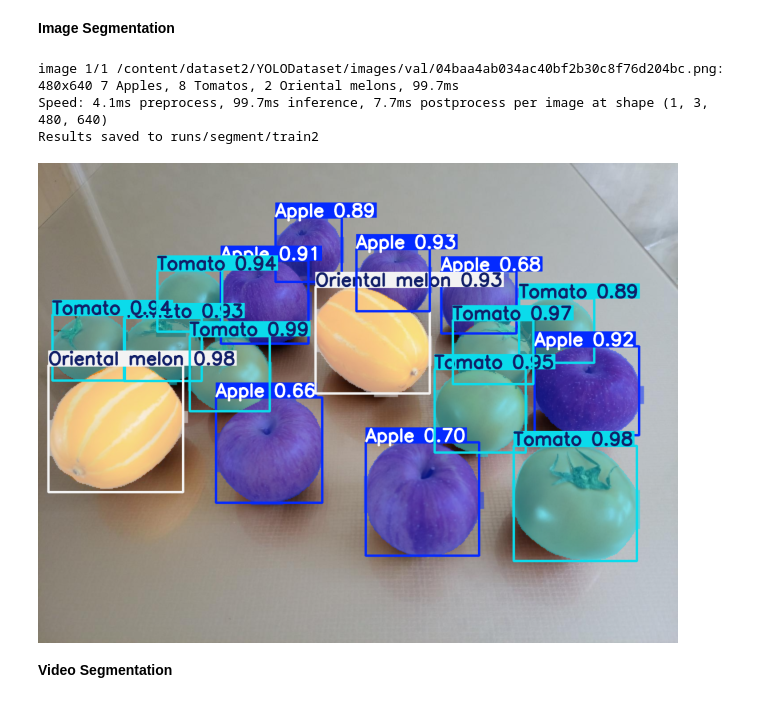
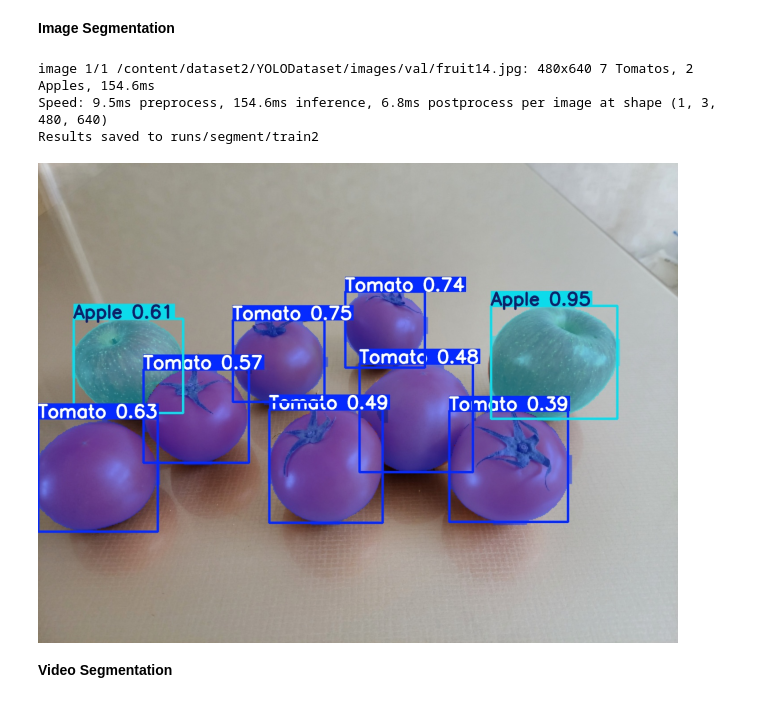
Before and after one commit to jhsongok/YOLO8, a Jupyter notebook: 3.Custom Segmentation YOLOv8_user_dataset1.ipynb, the cells around one changed output. Drawn from its saved outputs; the diff is of its cells as text; code cells hidden in the pictures.

```diff
--- a/3.Custom Segmentation YOLOv8_user_dataset1.ipynb
+++ b/3.Custom Segmentation YOLOv8_user_dataset1.ipynb
@@ -201,25 +199,25 @@ print(model.names)
 **Image Segmentation**
 # %%
 # 모델 예측
-results = model.predict(source='/content/dataset2/YOLODataset/images/val/04baa4ab034ac40bf2b30c8f76d204bc.png', save=True)
+results = model.predict(source='/content/dataset2/YOLODataset/images/val/fruit14.jpg', save=True)
 # %% [output]
-image 1/1 /content/dataset2/YOLODataset/images/val/04baa4ab034ac40bf2b30c8f76d204bc.png: 480x640 7 Apples, 8 Tomatos, 2 Oriental melons, 99.7ms
-Speed: 4.1ms preprocess, 99.7ms inference, 7.7ms postprocess per image at shape (1, 3, 480, 640)
+image 1/1 /content/dataset2/YOLODataset/images/val/fruit14.jpg: 480x640 7 Tomatos, 2 Apples, 154.6ms
+Speed: 9.5ms preprocess, 154.6ms inference, 6.8ms postprocess per image at shape (1, 3, 480, 640)
 Results saved to runs/segment/train2
 # %%
 # 예측 이미지 확인
 import cv2
 from google.colab.patches import cv2_imshow
 
-img = cv2.imread('/content/runs/segment/train2/04baa4ab034ac40bf2b30c8f76d204bc.png')
+img = cv2.imread('/content/runs/segment/train2/fruit14.jpg')
 fix_width = 640
 height,width = img.shape[:2]
 ratio = fix_width / width
 demension = (fix_width, int(height*ratio))
 img = cv2.resize(img, demension, interpolation=cv2.INTER_AREA)
 cv2_imshow(img)
 # %% [output]
-[figure, old version]
+[figure, new version]
 # %% [markdown]
 **Video Segmentation**
 # %%
```
Also changed, not shown: parts of 11 cells of this notebook, 3 other files.
